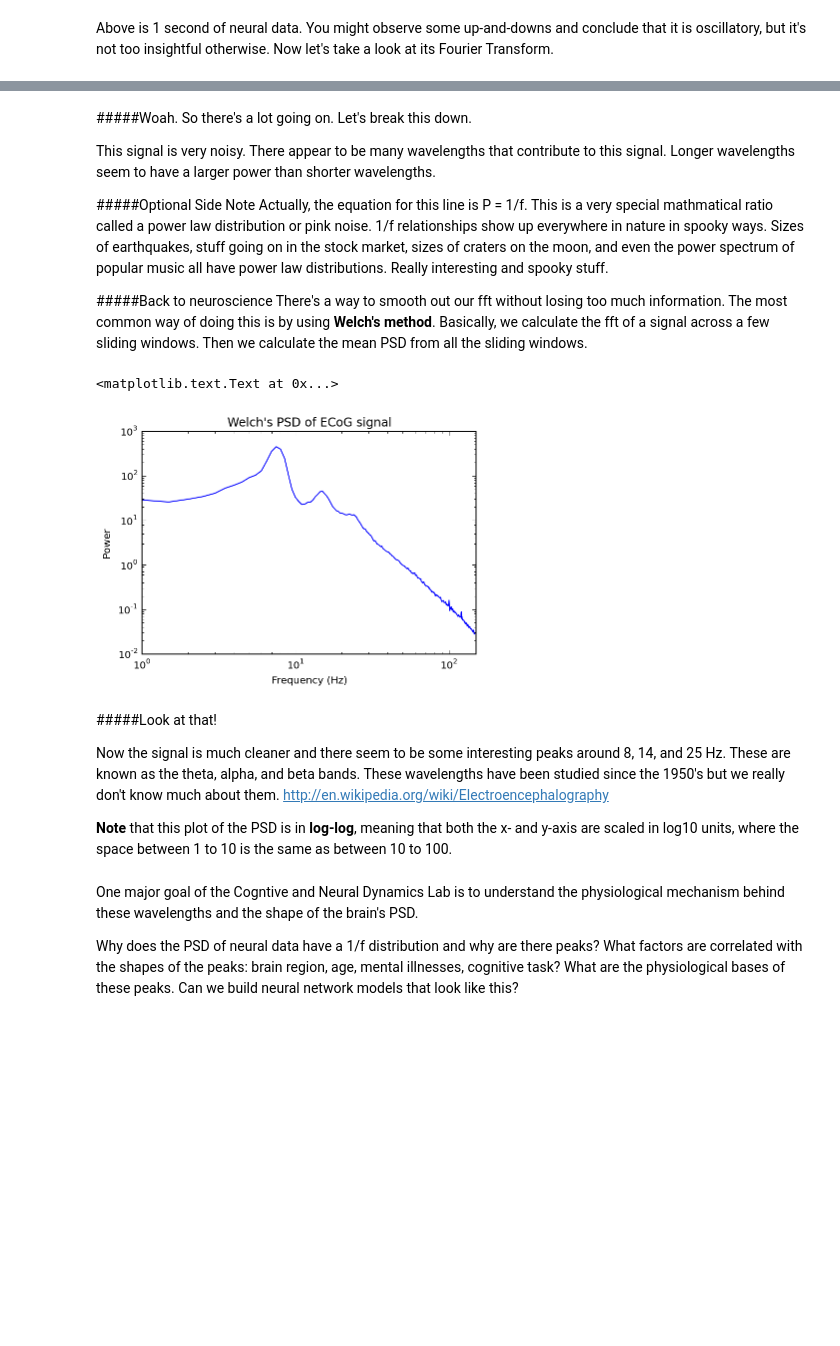
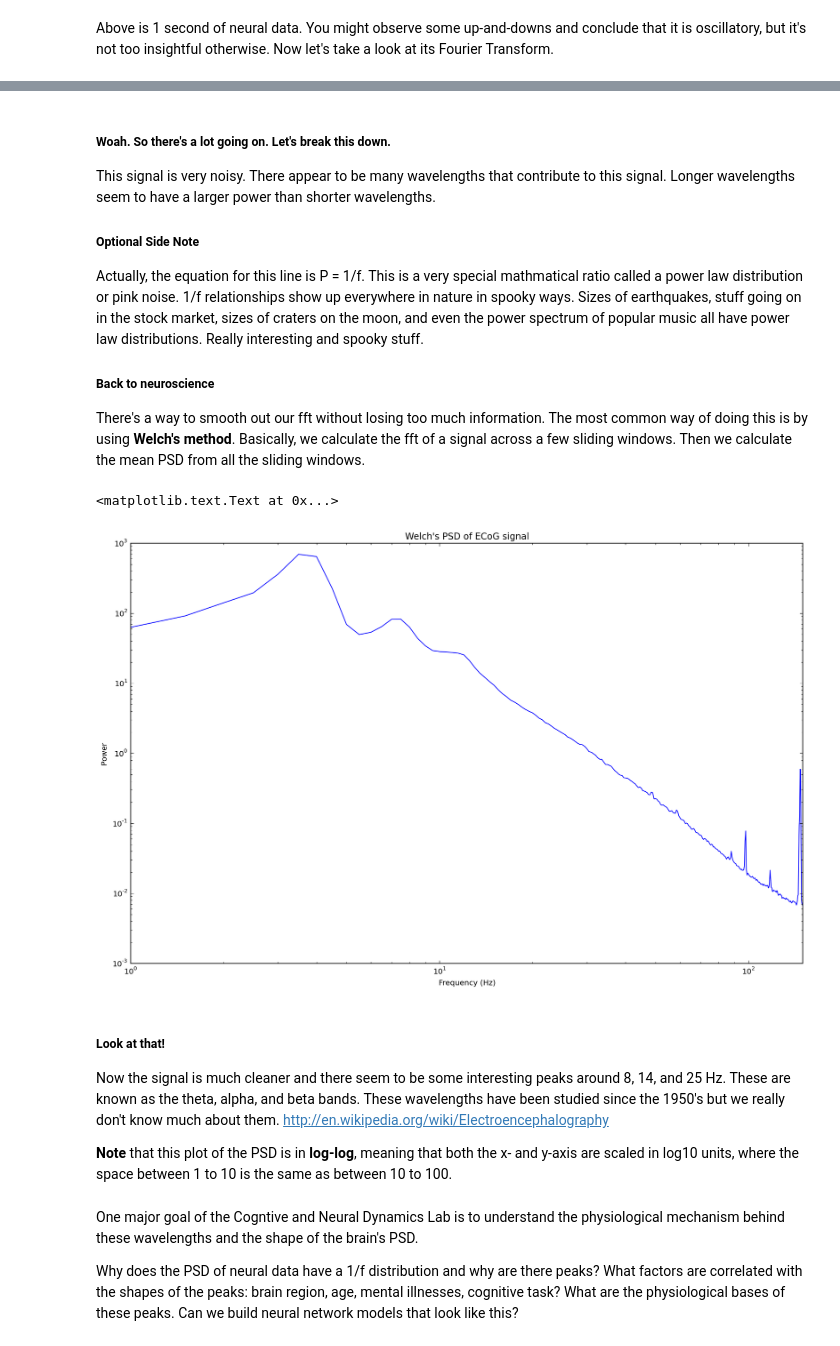
Before and after one commit to voytekresearch/Tutorials, a Jupyter notebook: Power Spectral Density and Sampling Tutorial.ipynb, the cells around one changed output, grey strips where cells are left out. Saved outputs shown, nothing was run; the diff lists cells and outputs as text; code cells hidden in the pictures; blank space fills up the shorter version.

```diff
--- a/Power Spectral Density and Sampling Tutorial.ipynb
+++ b/Power Spectral Density and Sampling Tutorial.ipynb
@@ -54,9 +54,9 @@ In the next cell we're going to resample our data to a different sampling rate.
 # %%
-newsrate = 1024 # new sampling rate
+newsrate = 500 # new sampling rate
 
 data_resampled = sp.signal.resample(data, int(np.floor(len(data)*(newsrate/srate))))
 
 #How many seconds of data do we have?
 print str(len(data_resampled)) + ' total samples'
-print str(len(data_resampled)/1024) + ' seconds of data' #Total samples of data sampled at 1024 / sampling rate = total seconds sampled
+print str(len(data_resampled)/newsrate) + ' seconds of data' #Total samples of data sampled at 1024 / sampling rate = total seconds sampled
 # %% [output]
@@ -135,31 +162,32 @@ plt.title('FFT of ECoG signal')
 # %% [markdown]
-#####Woah. So there's a lot going on. Let's break this down.
+##### Woah. So there's a lot going on. Let's break this down.
 
 This signal is very noisy. There appear to be many wavelengths that contribute to this signal.
 Longer wavelengths seem to have a larger power than shorter wavelengths.
 
-#####Optional Side Note
+##### Optional Side Note
 Actually, the equation for this line is P = 1/f. This is a very special mathmatical ratio called a power law distribution or pink noise. 1/f relationships show up everywhere in nature in spooky ways. Sizes of earthquakes, stuff going on in the stock market, sizes of craters on the moon, and even the power spectrum of popular music all have power law distributions. Really interesting and spooky stuff.
 
 
-#####Back to neuroscience
+##### Back to neuroscience
 There's a way to smooth out our fft without losing too much information. The most common way of doing this is by using **Welch's method**.
 Basically, we calculate the fft of a signal across a few sliding windows. Then we calculate the mean PSD from all the sliding windows.
 # %%
 f,pspec = sp.signal.welch(data, fs=newsrate, window='hanning', nperseg=2*newsrate, noverlap=newsrate/2, nfft=None, detrend='linear', return_onesided=True, scaling='density')
 #Try to figure out what the paramaters above are doing. What happens if you change them?
 
-loglog(f[0:150*2],pspec[0:150*2])
-#Any frequencies with >150 Hz are going to be noise in ECoG data.
+figure(figsize=(16,10))
+loglog(f[0:200*2],pspec[0:200*2])
+#Any frequencies with >200 Hz are going to be noise in ECoG data.
 plt.ylabel('Power')
 plt.xlabel('Frequency (Hz)')
 plt.xlim([1, 150])
 plt.title("Welch's PSD of ECoG signal")
 # %% [output]
 <matplotlib.text.Text at 0x...>
-[figure, old version]
+[figure, new version]
 # %% [markdown]
-#####Look at that!
+##### Look at that!
 
 Now the signal is much cleaner and there seem to be some interesting peaks around 8, 14, and 25 Hz. These are known as the theta, alpha, and beta bands.
 These wavelengths have been studied since the 1950's but we really don't know much about them.
```
Also changed, not shown: parts of 11 cells of this notebook, 2 other files.
